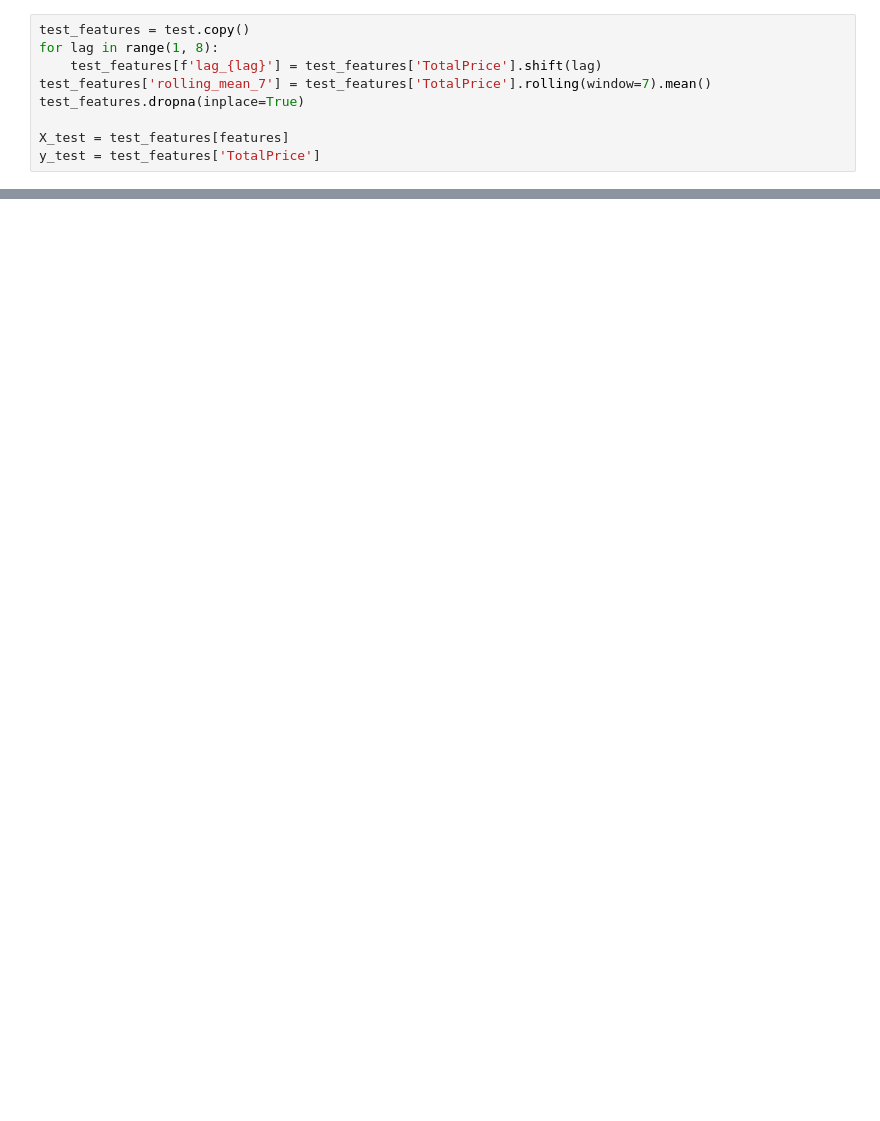
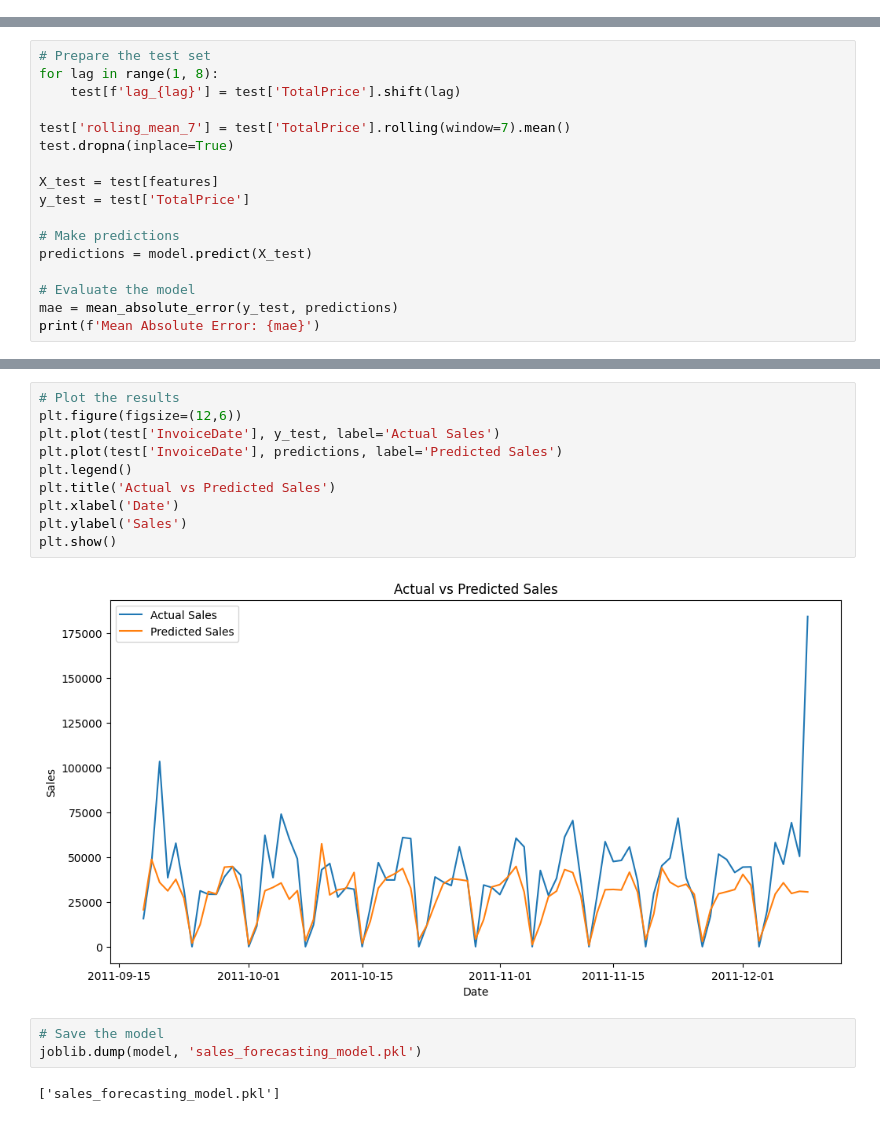
Before and after one commit to Sara-Esm/Retail-Sales-Forecasting, a Jupyter notebook: Retail_Sales_Forecasting_Using_Machine_Learning.ipynb, the cells around one changed output, grey strips where cells are left out. Cells and saved outputs as stored; diff of their text form; blank space fills up the shorter version.

```diff
--- a/Retail_Sales_Forecasting_Using_Machine_Learning.ipynb
+++ b/Retail_Sales_Forecasting_Using_Machine_Learning.ipynb
@@ -191,9 +2,0 @@ XGBRegressor(base_score=None, booster=None, callbacks=None,
-# %%
-test_features = test.copy()
-for lag in range(1, 8):
-    test_features[f'lag_{lag}'] = test_features['TotalPrice'].shift(lag)
-test_features['rolling_mean_7'] = test_features['TotalPrice'].rolling(window=7).mean()
-test_features.dropna(inplace=True)
-
-X_test = test_features[features]
-y_test = test_features['TotalPrice']
@@ -263,0 +124,17 @@ joblib.dump(model, 'sales_forecasting_model.pkl')
+# %%
+# Prepare the test set
+for lag in range(1, 8):
+    test[f'lag_{lag}'] = test['TotalPrice'].shift(lag)
+
+test['rolling_mean_7'] = test['TotalPrice'].rolling(window=7).mean()
+test.dropna(inplace=True)
+
+X_test = test[features]
+y_test = test['TotalPrice']
+
+# Make predictions
+predictions = model.predict(X_test)
+
+# Evaluate the model
+mae = mean_absolute_error(y_test, predictions)
+print(f'Mean Absolute Error: {mae}')
@@ -263,0 +160,17 @@ joblib.dump(model, 'sales_forecasting_model.pkl')
+# %%
+# Plot the results
+plt.figure(figsize=(12,6))
+plt.plot(test['InvoiceDate'], y_test, label='Actual Sales')
+plt.plot(test['InvoiceDate'], predictions, label='Predicted Sales')
+plt.legend()
+plt.title('Actual vs Predicted Sales')
+plt.xlabel('Date')
+plt.ylabel('Sales')
+plt.show()
+# %% [output]
+[figure, added]
+# %%
+# Save the model
+joblib.dump(model, 'sales_forecasting_model.pkl')
+# %% [output]
+['sales_forecasting_model.pkl']
```
Also changed, not shown: parts of 39 cells of this notebook.
